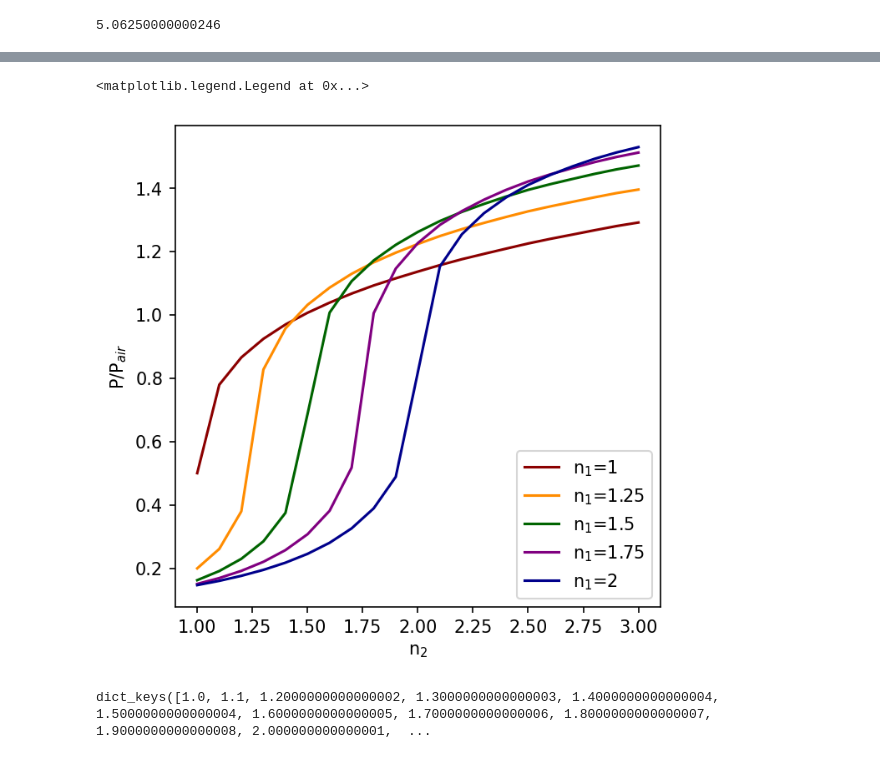
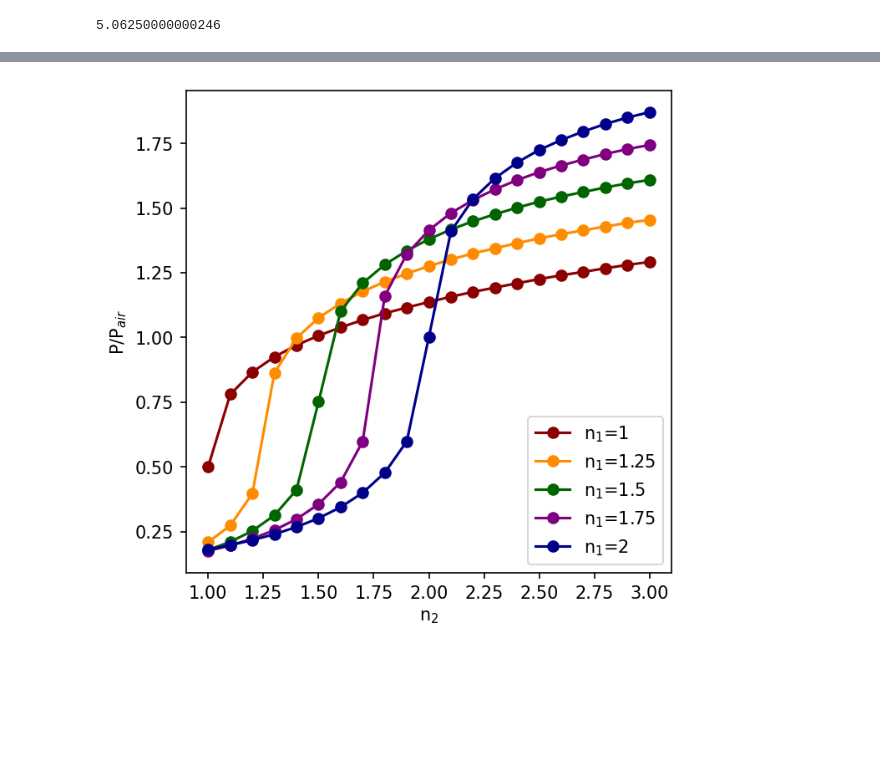
Before and after one commit to UTA-NURES/OrientationPaperSI, a Jupyter notebook: MakePlots.ipynb, the cells around one changed output, grey strips where cells are left out. Saved outputs shown, nothing was run; the diff lists cells and outputs as text; code cells hidden in the pictures; blank space fills up the shorter version.

```diff
--- a/MakePlots.ipynb
+++ b/MakePlots.ipynb
@@ -386,0 +366,5 @@ list(refind1.keys())
+# %%
+vals=[1,1.25,1.5,1.75,2]
+norm_rind10, dat=GetPowerFromComsolFile("Data/Export_Power_spheres_denominators_allRind_10000.txt",vals)
+norm_rind15, dat=GetPowerFromComsolFile("Data/Export_Power_spheres_denominators_allRind_15000.txt",vals)
+norm_rind20, dat=GetPowerFromComsolFile("Data/Export_Power_spheres_denominators_allRind_20000.txt",vals)
@@ -387,34 +386,33 @@ list(refind1.keys())
 # %%
 plt.figure(figsize=(5,5),dpi=150)
 indices=np.arange(1,3.1,0.1)
 refind1, dat =GetPowerFromComsolFile("Data/Export_Power_refindices_1.txt",indices)
-plt.plot(refind1.keys(),(np.array(list(refind1.values()))/normsphere["1_25"])*np.array(list(refind1.keys())),label='n$_1$=1',color='DarkRed')
+plt.plot(refind1.keys(),(np.array(list(refind1.values()))/norm_rind10[1])*np.array(list(refind1.keys())),'o-',label='n$_1$=1',color='DarkRed')
 refind1p25, dat =GetPowerFromComsolFile("Data/Export_Power_refindices_1.25.txt",indices)
-plt.plot(refind1p25.keys(),(np.array(list(refind1p25.values()))/normsphere["1_25"])*np.array(list(refind1p25.keys())),label='n$_1$=1.25',color='DarkOrange')
+plt.plot(refind1p25.keys(),(np.array(list(refind1p25.values()))/norm_rind10[1.25])*np.array(list(refind1p25.keys())),'o-',label='n$_1$=1.25',color='DarkOrange')
 refind1p5, dat =GetPowerFromComsolFile("Data/Export_Power_refindices_1.5.txt",indices)
-plt.plot(refind1p5.keys(),(np.array(list(refind1p5.values()))/normsphere["1_25"])*np.array(list(refind1p5.keys())),label='n$_1$=1.5',color='DarkGreen')
+plt.plot(refind1p5.keys(),(np.array(list(refind1p5.values()))/norm_rind10[1.5])*np.array(list(refind1p5.keys())),'o-',label='n$_1$=1.5',color='DarkGreen')
 refind1p75, dat =GetPowerFromComsolFile("Data/Export_Power_refindices_1.75.txt",indices)
-plt.plot(refind1p75.keys(),(np.array(list(refind1p75.values()))/normsphere["1_25"])*np.array(list(refind1p75.keys())),label='n$_1$=1.75',color='purple')
+plt.plot(refind1p75.keys(),(np.array(list(refind1p75.values()))/norm_rind10[1.75])*np.array(list(refind1p75.keys())),'o-',label='n$_1$=1.75',color='purple')
 refind2, dat =GetPowerFromComsolFile("Data/Export_Power_refindices_2.txt",indices)
-plt.plot(refind2.keys(),(np.array(list(refind2.values()))/normsphere["1_25"])*np.array(list(refind2.keys())),label='n$_1$=2',color='DarkBlue')
+plt.plot(refind2.keys(),(np.array(list(refind2.values()))/norm_rind10[2])*np.array(list(refind2.keys())),'o-',label='n$_1$=2',color='DarkBlue')
 
 ns=np.linspace(1,3,100)
 totpower_theory_down_ns=[]
 #for n1 in ns:
 #    pow_dipbelow_down=Power_dipoleside(n1,nair , k ,0,p_vec,phi,thetas)
 #    totpower_theory_down_ns.append(2.*np.pi*sum(np.abs(np.sin(thetas))*np.abs(pow_dipbelow_down))/len(thetas))
 
 #totpower_theory_down_ns=np.array(totpower_theory_down_ns)
 
 #plt.plot(ns, ((1+ns**2)/2)**2*totpower_theory_down_ns,color='black')
 plt.xlabel(r"n$_2$")
 plt.ylabel(r"P/P$_{air}$")
 plt.legend(loc='lower right')
+vars=np.linspace(1,3,100)
+#plt.plot(vars,vars*0.5)
+#plt.plot(vars,np.sqrt(vars)*0.5)
+#plt.plot(vars,vars**0.75*0.5)
 #plt.plot(ns,totpower_theory_down_ns)
 # %% [output]
-<matplotlib.legend.Legend at 0x...>
-[figure, old version]
+[figure, new version]
-# %%
-refind1.keys()
-# %% [output]
-dict_keys([1.0, 1.1, 1.2000000000000002, 1.3000000000000003, 1.4000000000000004, 1.5000000000000004, 1.6000000000000005, 1.7000000000000006, 1.8000000000000007, 1.9000000000000008, 2.000000000000001,  ...
```
Also changed, not shown: parts of 17 cells of this notebook, 3 other files.
